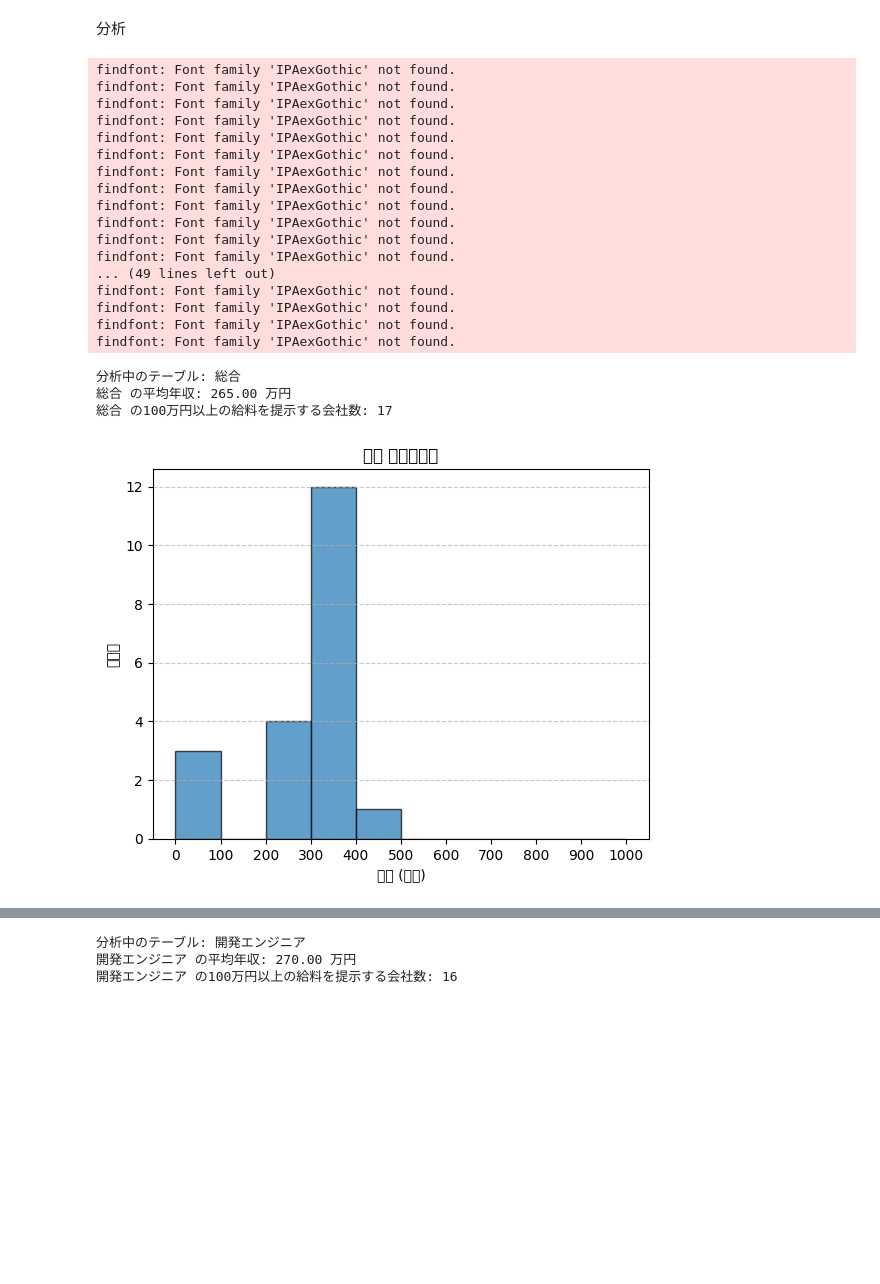
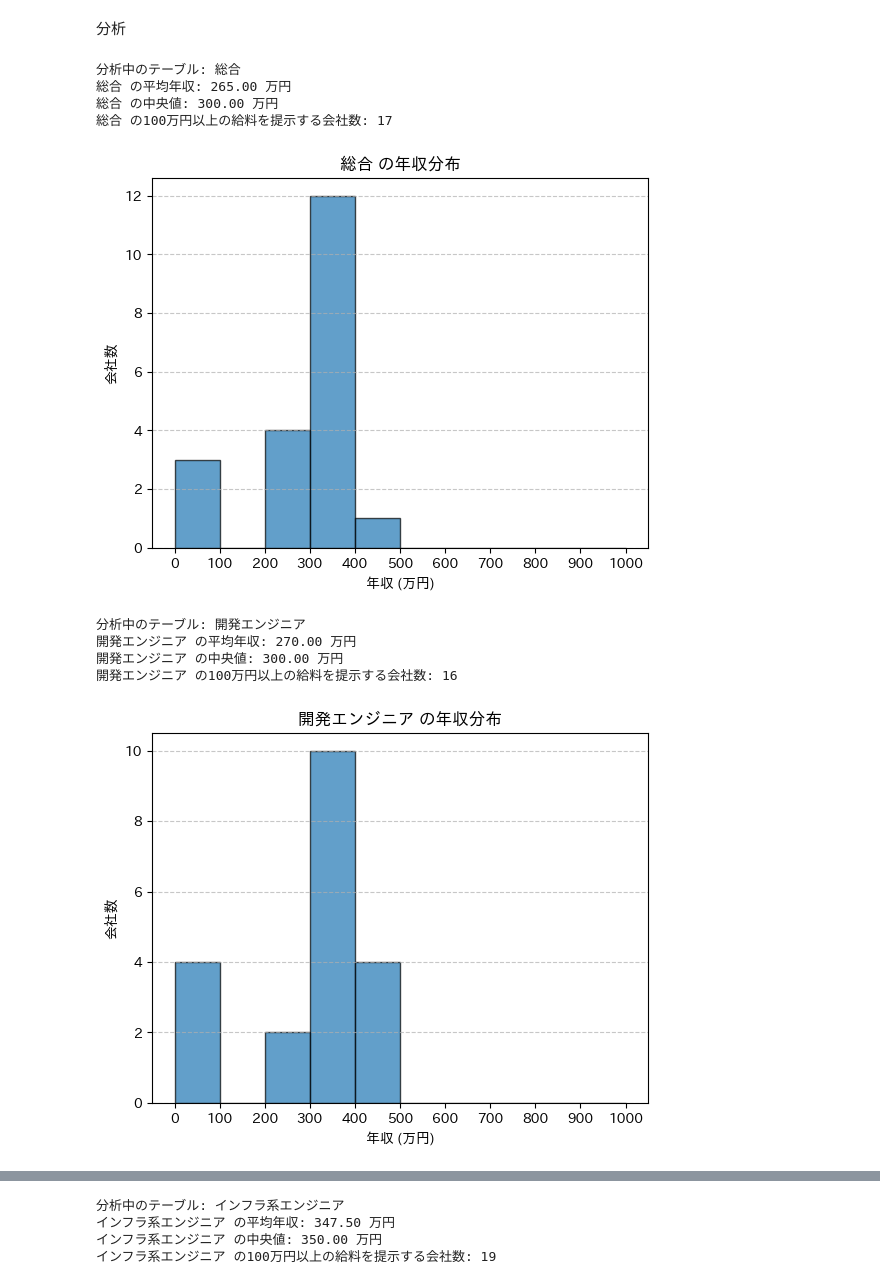
Before and after one commit to HARUKITERASHIMA/dsp_2, a Jupyter notebook: work.ipynb, the cells around one changed output, grey strips where cells are left out. Drawn from its saved outputs; the diff is of its cells as text; code cells hidden in the pictures; blank space fills up the shorter version.

```diff
--- a/work.ipynb
+++ b/work.ipynb
@@ -113,6 +113,7 @@ import sqlite3
 import re
 import numpy as np
 import matplotlib.pyplot as plt
+import japanize_matplotlib
 
 # データベースファイル名
 db_file = "work.db"
@@ -127,13 +128,13 @@ def parse_salary(salary_text):
     if not salary_text:
         return 0
 
-    # 範囲指定の場合
+    # 範囲指定の場合 (例: "350~700" や "350-700")
     match = re.match(r"(\d+)[~-](\d+)", salary_text)
     if match:
         low, high = map(int, match.groups())
         return (low + high) // 2
 
-    # 単一の数値の場合
+    # 単一の数値の場合 (例: "350")
     match = re.match(r"(\d+)", salary_text)
     if match:
         return int(match.group(1))
@@ -148,64 +149,58 @@ def analyze_salary_data():
     # テーブル一覧を取得 (sqlite_sequence を除外)
     cursor.execute("SELECT name FROM sqlite_master WHERE type='table'")
     tables = [row[0] for row in cursor.fetchall() if row[0] != "sqlite_sequence"]
 
     for table in tables:
         print(f"分析中のテーブル: {table}")
 
         # テーブル内の salary カラムを取得
         try:
             cursor.execute(f"SELECT salary FROM {table}")
             salaries = cursor.fetchall()
         except sqlite3.OperationalError as e:
             print(f"{table} のデータ取得中にエラー発生: {e}")
             continue
 
         # 年収を数値に変換
         salary_values = [parse_salary(salary[0]) for salary in salaries]
 
-        # 平均値の計算
+        # 有効なデータがあるか確認
         if salary_values:
+            # 統計量（平均値・中央値）の計算
             avg_salary = np.mean(salary_values)
+            median_salary = np.median(salary_values)
             print(f"{table} の平均年収: {avg_salary:.2f} 万円")
+            print(f"{table} の中央値: {median_salary:.2f} 万円")
 
-        # 年収が100万円以上の会社数を計算
-        above_100 = sum(1 for salary in salary_values if salary >= 100)
-        print(f"{table} の100万円以上の給料を提示する会社数: {above_100}")
+            # 年収が100万円以上の会社数を計算
+            above_100 = sum(1 for salary in salary_values if salary >= 100)
+            print(f"{table} の100万円以上の給料を提示する会社数: {above_100}")
 
-        # グラフのプロット
-        salary_bins = [0, 100, 200, 300, 400, 500, 600, 700, 800, 900, 1000]
-        plt.hist(salary_values, bins=salary_bins, edgecolor='black', alpha=0.7)
-        plt.title(f"{table} の年収分布")
-        plt.xlabel("年収 (万円)")
-        plt.ylabel("会社数")
-        plt.xticks(salary_bins)
-        plt.grid(axis='y', linestyle='--', alpha=0.7)
-        plt.show()
+            # グラフのプロット
+            salary_bins = [0, 100, 200, 300, 400, 500, 600, 700, 800, 900, 1000]
+            plt.hist(salary_values, bins=salary_bins, edgecolor='black', alpha=0.7)
+            plt.title(f"{table} の年収分布")
+            plt.xlabel("年収 (万円)")
+            plt.ylabel("会社数")
+            plt.xticks(salary_bins)
+            plt.grid(axis='y', linestyle='--', alpha=0.7)
+            plt.show()
+        else:
+            print(f"{table} の給与データがありません。")
 
     conn.close()
 
 # 実行
 if __name__ == "__main__":
     analyze_salary_data()
 # %% [output]
-findfont: Font family 'IPAexGothic' not found.
-findfont: Font family 'IPAexGothic' not found.
-findfont: Font family 'IPAexGothic' not found.
-findfont: Font family 'IPAexGothic' not found.
-findfont: Font family 'IPAexGothic' not found.
-findfont: Font family 'IPAexGothic' not found.
-findfont: Font family 'IPAexGothic' not found.
-findfont: Font family 'IPAexGothic' not found.
-findfont: Font family 'IPAexGothic' not found.
-findfont: Font family 'IPAexGothic' not found.
-findfont: Font family 'IPAexGothic' not found.
-findfont: Font family 'IPAexGothic' not found.
-... (49 lines left out)
-findfont: Font family 'IPAexGothic' not found.
-findfont: Font family 'IPAexGothic' not found.
-findfont: Font family 'IPAexGothic' not found.
-findfont: Font family 'IPAexGothic' not found.
+分析中のテーブル: 総合
+総合 の平均年収: 265.00 万円
+総合 の中央値: 300.00 万円
+総合 の100万円以上の給料を提示する会社数: 17
+[figure, new version]
-分析中のテーブル: 総合
-総合 の平均年収: 265.00 万円
-総合 の100万円以上の給料を提示する会社数: 17
+分析中のテーブル: 開発エンジニア
+開発エンジニア の平均年収: 270.00 万円
+開発エンジニア の中央値: 300.00 万円
+開発エンジニア の100万円以上の給料を提示する会社数: 16
-[figure, old version]
+[figure, new version]
@@ -229,3 +212,4 @@ findfont: Font family 'IPAexGothic' not found.
-分析中のテーブル: 開発エンジニア
-開発エンジニア の平均年収: 270.00 万円
-開発エンジニア の100万円以上の給料を提示する会社数: 16
+分析中のテーブル: インフラ系エンジニア
+インフラ系エンジニア の平均年収: 347.50 万円
+インフラ系エンジニア の中央値: 350.00 万円
+インフラ系エンジニア の100万円以上の給料を提示する会社数: 19
```
Also changed, not shown: parts of 2 cells of this notebook.
